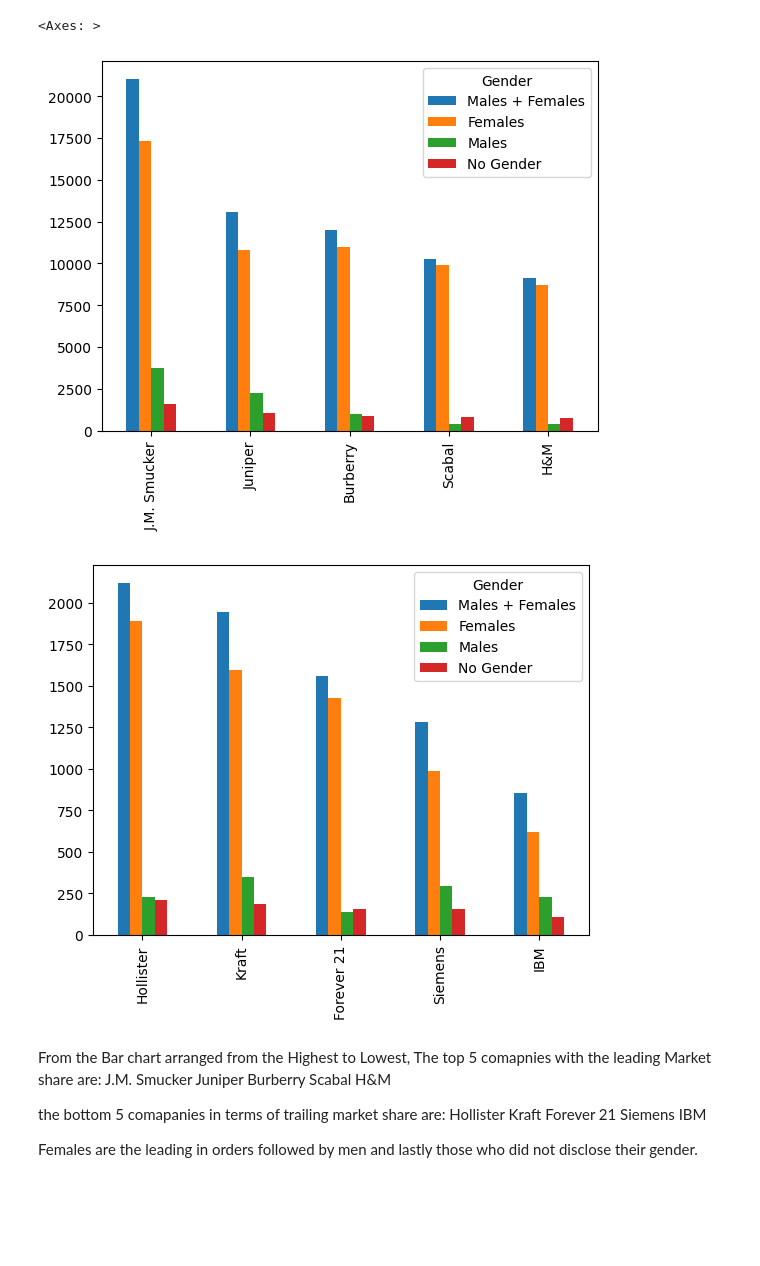
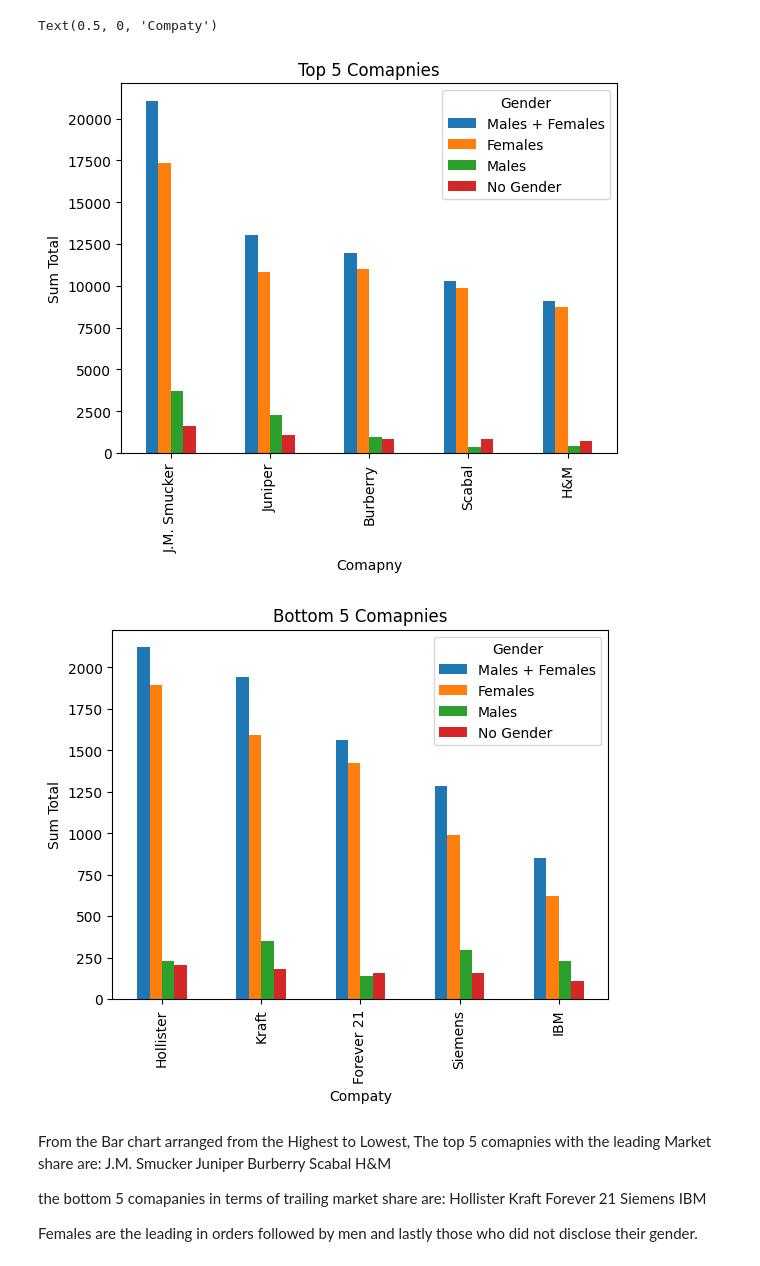
Before and after one commit to AllanMogley/12-Zidio-Projects, a Jupyter notebook: 01 - Projects/01 - Customer Segmentation/cleaner.ipynb, the cells around one changed output. Cells and saved outputs as stored; diff of their text form; code cells hidden in the pictures; blank space fills up the shorter version.

```diff
--- a/01 - Projects/01 - Customer Segmentation/cleaner.ipynb
+++ b/01 - Projects/01 - Customer Segmentation/cleaner.ipynb
@@ -47,14 +47,22 @@ df_t = df_t[['Males + Females', 'Females', 'Males', 'No Gender']]
 
 # Sort Values from Highest to Lowest
 df_t = df_t.sort_values(by = 'Males + Females', ascending = False)
-
-# Plot the Top and Bottom 5
-df_t[2:7].plot.bar()
-df_t[-5:].plot.bar()
-# %% [output]
-<Axes: >
-[figure, removed]
-[figure, removed]
+# %%
+# Plot the Top 5
+df_t[2:7].plot.bar()
+plt.title('Top 5 Comapnies')
+plt.ylabel('Sum Total')
+plt.xlabel('Comapny')
+
+# Plot the Bottom 5
+df_t[-5:].plot.bar()
+plt.title('Bottom 5 Comapnies')
+plt.ylabel('Sum Total')
+plt.xlabel('Compaty')
+# %% [output]
+Text(0.5, 0, 'Compaty')
+[figure, added]
+[figure, added]
 # %% [markdown]
 From the Bar chart arranged from the Highest to Lowest, The top 5 comapnies with the leading Market share are:
  J.M. Smucker
```
